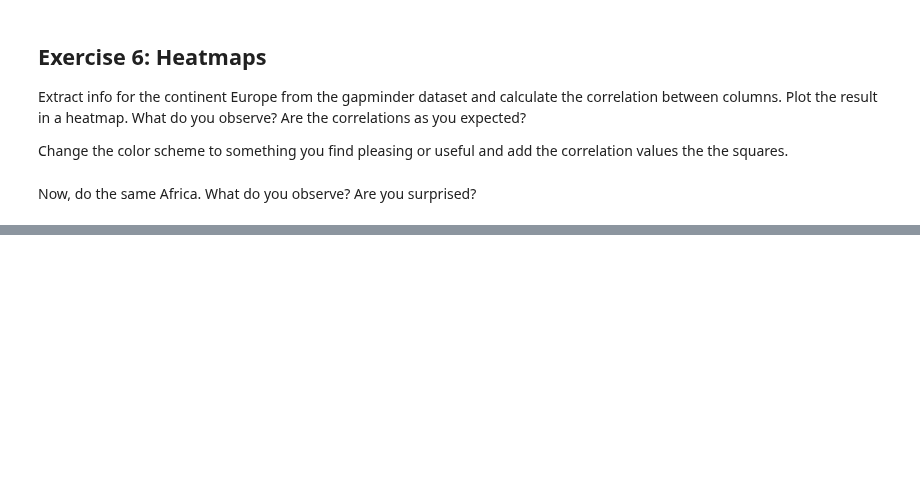
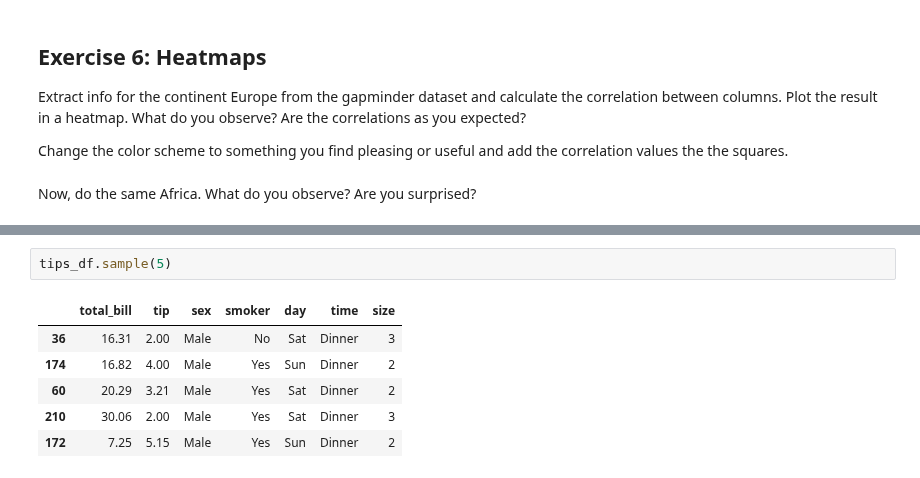
Before and after one commit to Center-for-Health-Data-Science/PythonTsunami, a Jupyter notebook: Visualizations/plotly.ipynb, the cells around one changed output, grey strips where cells are left out. Saved outputs shown, nothing was run; the diff lists cells and outputs as text; blank space fills up the shorter version.

```diff
--- a/Visualizations/plotly.ipynb
+++ b/Visualizations/plotly.ipynb
@@ -784,0 +595,9 @@ This is it for now, but you can find more advanced plotting techniques in the ex
+# %%
+tips_df.sample(5)
+# %% [output]
+|  | total_bill | tip | sex | smoker | day | time | size |
+| 36 | 16.31 | 2.00 | Male | No | Sat | Dinner | 3 |
+| 174 | 16.82 | 4.00 | Male | Yes | Sun | Dinner | 2 |
+| 60 | 20.29 | 3.21 | Male | Yes | Sat | Dinner | 2 |
+| 210 | 30.06 | 2.00 | Male | Yes | Sat | Dinner | 3 |
+| 172 | 7.25 | 5.15 | Male | Yes | Sun | Dinner | 2 |
```
Also changed, not shown: parts of 92 cells of this notebook, 1 other file.
